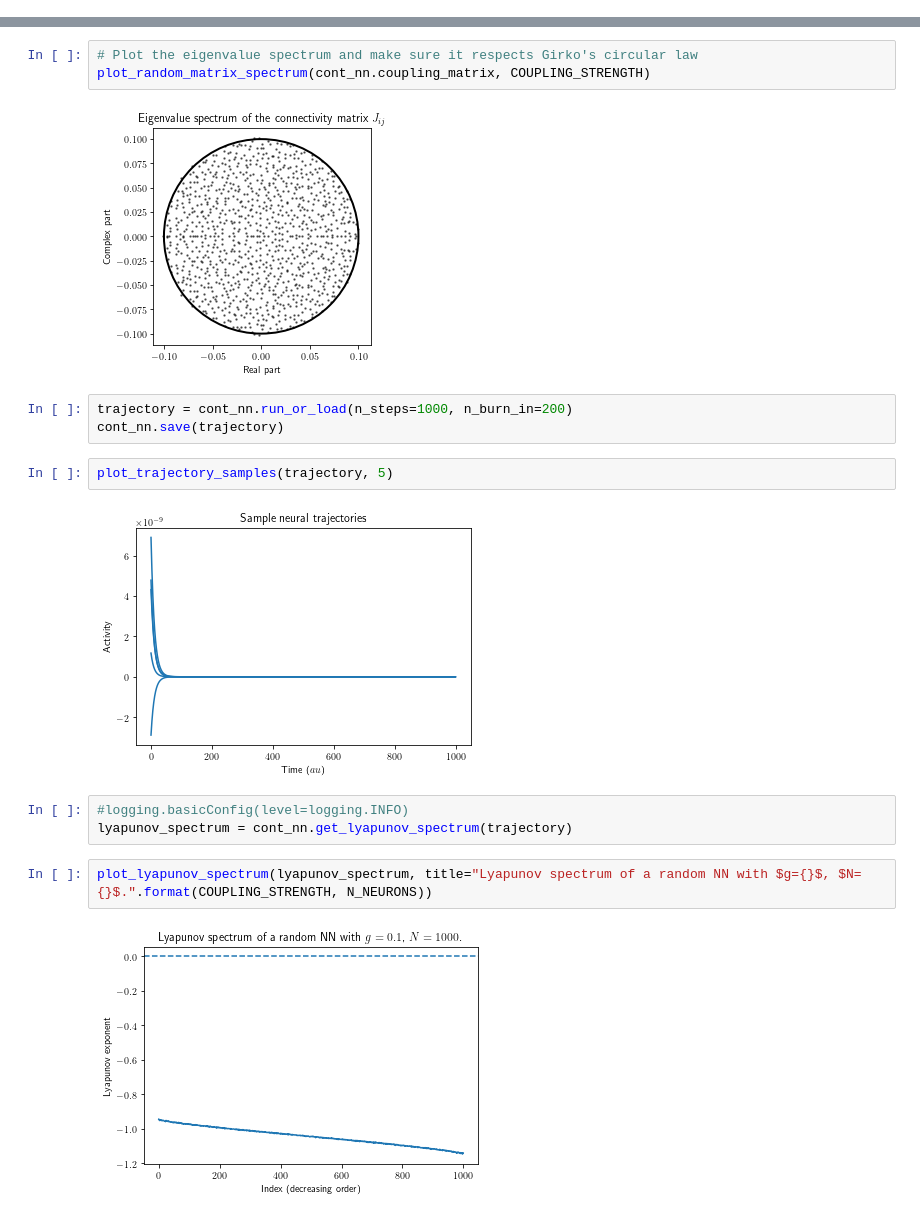
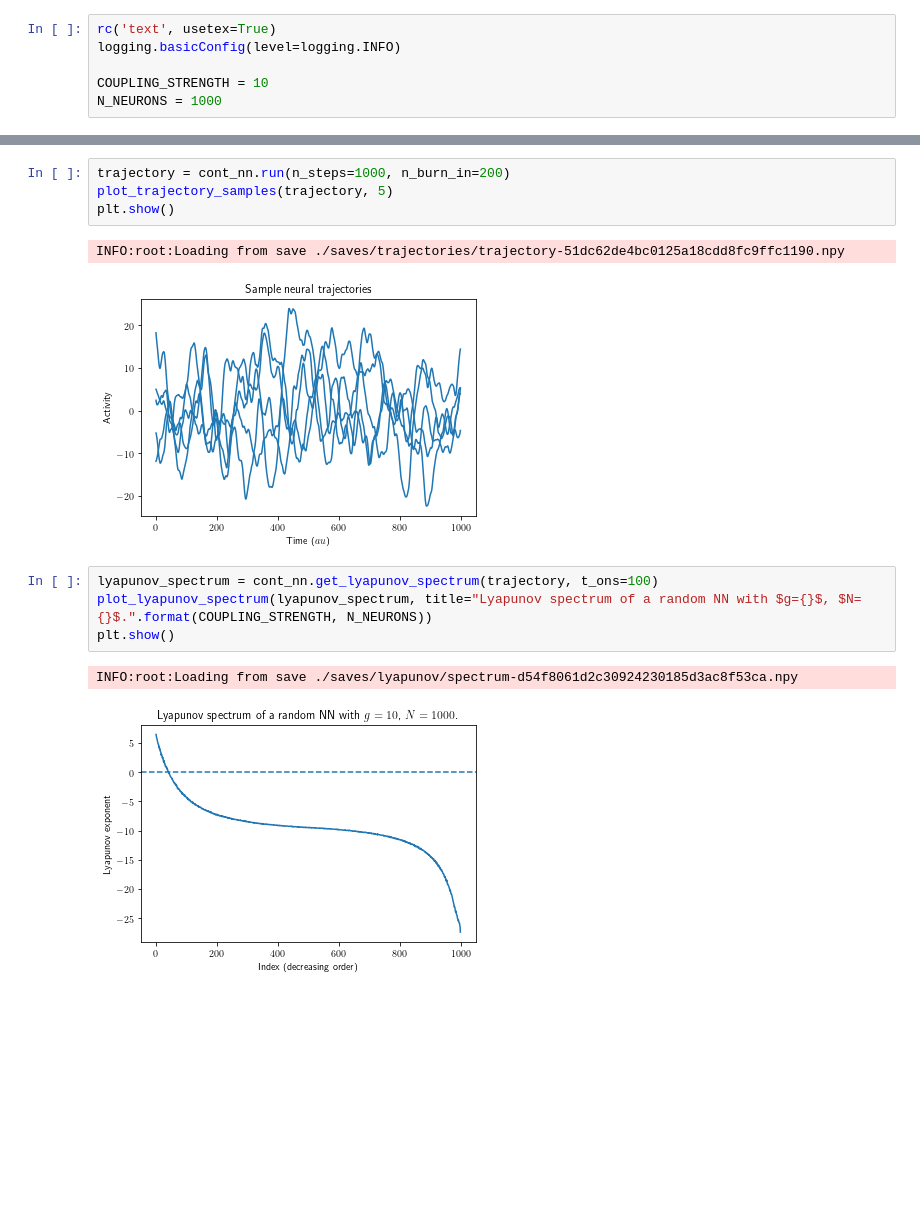
Before and after one commit to jqhoogland/randnn, a Jupyter notebook: randnn.ipynb, the cells around one changed output, grey strips where cells are left out. Cells and saved outputs as stored; diff of their text form; blank space fills up the shorter version.

```diff
--- a/randnn.ipynb
+++ b/randnn.ipynb
@@ -16,2 +12,8 @@ N_NEURONS = 1000
+# %%
+rc('text', usetex=True)
+logging.basicConfig(level=logging.INFO)
+
+COUPLING_STRENGTH = 10
+N_NEURONS = 1000
 # %%
 cont_nn = ContinuousNN(coupling_strength=COUPLING_STRENGTH, n_dofs=N_NEURONS, max_step=0.1)
@@ -18,19 +25,14 @@ cont_nn = ContinuousNN(coupling_strength=COUPLING_STRENGTH, n_dofs=N_NEURONS, ma
-# %%
-# Plot the eigenvalue spectrum and make sure it respects Girko's circular law
-plot_random_matrix_spectrum(cont_nn.coupling_matrix, COUPLING_STRENGTH)
-# %% [output]
-[figure, removed]
 # %%
-trajectory = cont_nn.run_or_load(n_steps=1000, n_burn_in=200)
-cont_nn.save(trajectory)
+trajectory = cont_nn.run(n_steps=1000, n_burn_in=200)
+plot_trajectory_samples(trajectory, 5)
+plt.show()
+# %% [output]
+INFO:root:Loading from save ./saves/trajectories/trajectory-51dc62de4bc0125a18cdd8fc9ffc1190.npy
+[figure, added]
-# %%
-plot_trajectory_samples(trajectory, 5)
-# %% [output]
-[figure, removed]
-# %%
-#logging.basicConfig(level=logging.INFO)
-lyapunov_spectrum = cont_nn.get_lyapunov_spectrum(trajectory)
 # %%
+lyapunov_spectrum = cont_nn.get_lyapunov_spectrum(trajectory, t_ons=100)
 plot_lyapunov_spectrum(lyapunov_spectrum, title="Lyapunov spectrum of a random NN with $g={}$, $N={}$.".format(COUPLING_STRENGTH, N_NEURONS))
+plt.show()
 # %% [output]
+INFO:root:Loading from save ./saves/lyapunov/spectrum-d54f8061d2c30924230185d3ac8f53ca.npy
-[figure, old version]
+[figure, new version]
```
Also changed, not shown: parts of 9 cells of this notebook, 7 other files.
